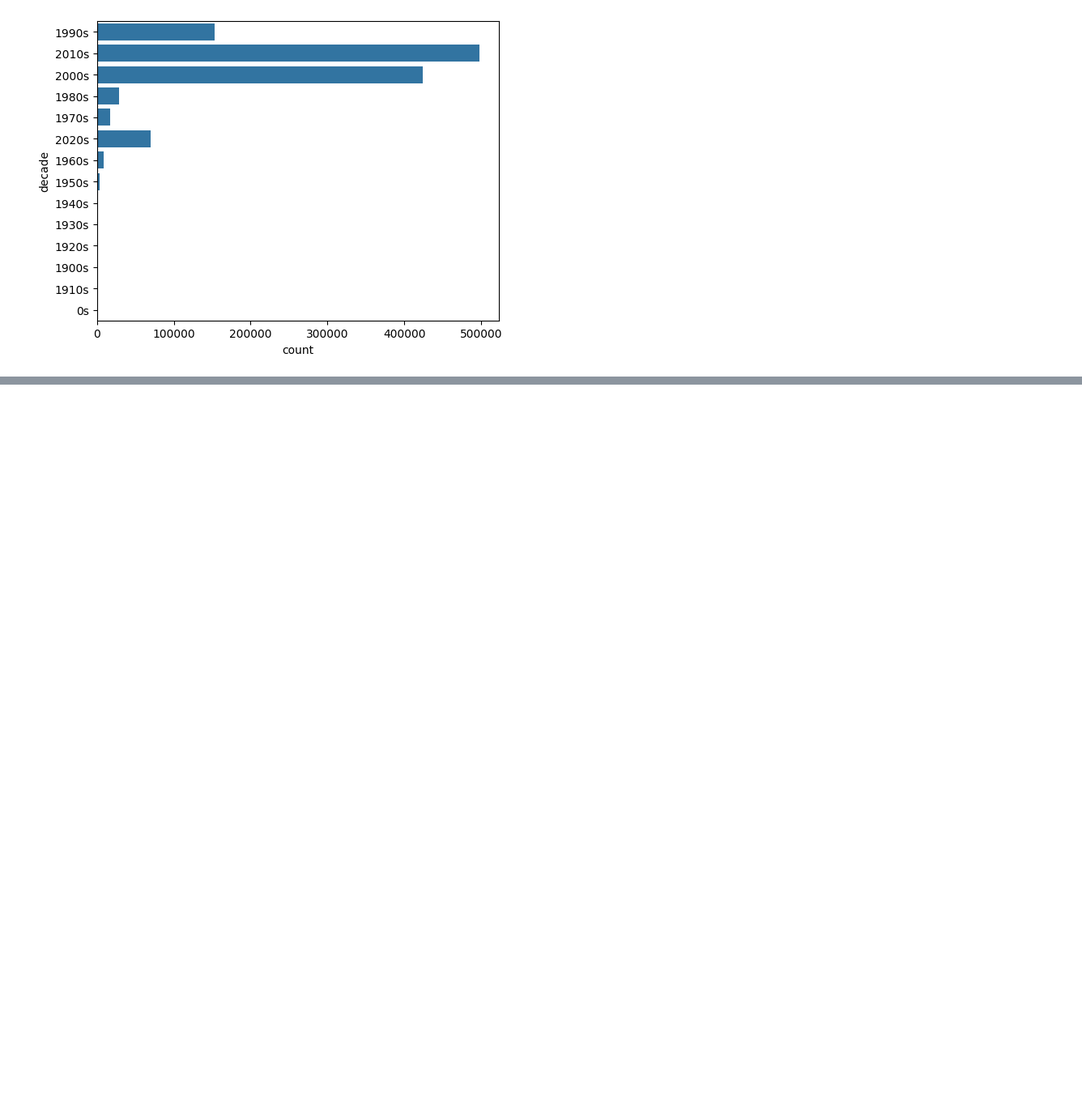
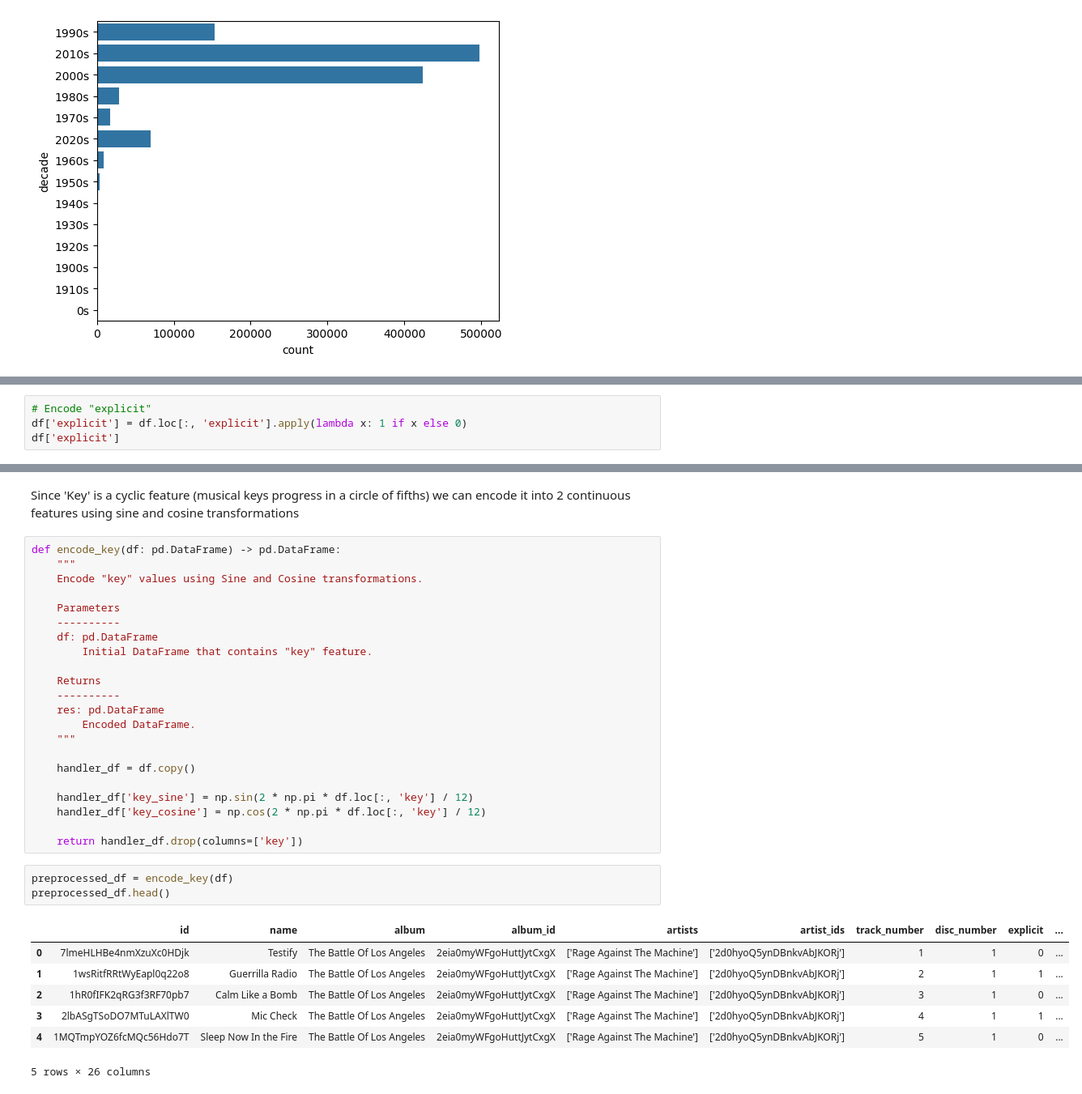
Before and after one commit to Sladkopar/PMLDL, a Jupyter notebook: notebooks(tests)/preprocess.ipynb, the cells around one changed output, grey strips where cells are left out. Shown at 81% size. Drawn from its saved outputs; the diff is of its cells as text; blank space fills up the shorter version.

```diff
--- a/notebooks(tests)/preprocess.ipynb
+++ b/notebooks(tests)/preprocess.ipynb
@@ -185,0 +213,4 @@ sns.countplot(df.loc[:, 'decade'])
+# %%
+# Encode "explicit"
+df['explicit'] = df.loc[:, 'explicit'].apply(lambda x: 1 if x else 0)
+df['explicit']
@@ -185,0 +248,35 @@ sns.countplot(df.loc[:, 'decade'])
+# %% [markdown]
+Since 'Key' is a cyclic feature (musical keys progress in a circle of fifths) we can encode it into 2 continuous features using sine and cosine transformations
+# %%
+def encode_key(df: pd.DataFrame) -> pd.DataFrame:
+    """
+    Encode "key" values using Sine and Cosine transformations.
+
+    Parameters
+    ----------
+    df: pd.DataFrame
+        Initial DataFrame that contains "key" feature.
+
+    Returns
+    ----------
+    res: pd.DataFrame
+        Encoded DataFrame.
+    """
+
+    handler_df = df.copy()
+
+    handler_df['key_sine'] = np.sin(2 * np.pi * df.loc[:, 'key'] / 12)
+    handler_df['key_cosine'] = np.cos(2 * np.pi * df.loc[:, 'key'] / 12)
+
+    return handler_df.drop(columns=['key'])
+# %%
+preprocessed_df = encode_key(df)
+preprocessed_df.head()
+# %% [output]
+|  | id | name | album | album_id | artists | artist_ids | track_number | disc_number | explicit | ... |
+| 0 | 7lmeHLHBe4nmXzuXc0HDjk | Testify | The Battle Of Los Angeles | 2eia0myWFgoHuttJytCxgX | ['Rage Against The Machine'] | ['2d0hyoQ5ynDBnkvAbJKORj'] | 1 | 1 | 0 | ... |
+| 1 | 1wsRitfRRtWyEapl0q22o8 | Guerrilla Radio | The Battle Of Los Angeles | 2eia0myWFgoHuttJytCxgX | ['Rage Against The Machine'] | ['2d0hyoQ5ynDBnkvAbJKORj'] | 2 | 1 | 1 | ... |
+| 2 | 1hR0fIFK2qRG3f3RF70pb7 | Calm Like a Bomb | The Battle Of Los Angeles | 2eia0myWFgoHuttJytCxgX | ['Rage Against The Machine'] | ['2d0hyoQ5ynDBnkvAbJKORj'] | 3 | 1 | 0 | ... |
+| 3 | 2lbASgTSoDO7MTuLAXlTW0 | Mic Check | The Battle Of Los Angeles | 2eia0myWFgoHuttJytCxgX | ['Rage Against The Machine'] | ['2d0hyoQ5ynDBnkvAbJKORj'] | 4 | 1 | 1 | ... |
+| 4 | 1MQTmpYOZ6fcMQc56Hdo7T | Sleep Now In the Fire | The Battle Of Los Angeles | 2eia0myWFgoHuttJytCxgX | ['Rage Against The Machine'] | ['2d0hyoQ5ynDBnkvAbJKORj'] | 5 | 1 | 0 | ... |
+5 rows × 26 columns
```
Also changed, not shown: parts of 25 cells of this notebook.
